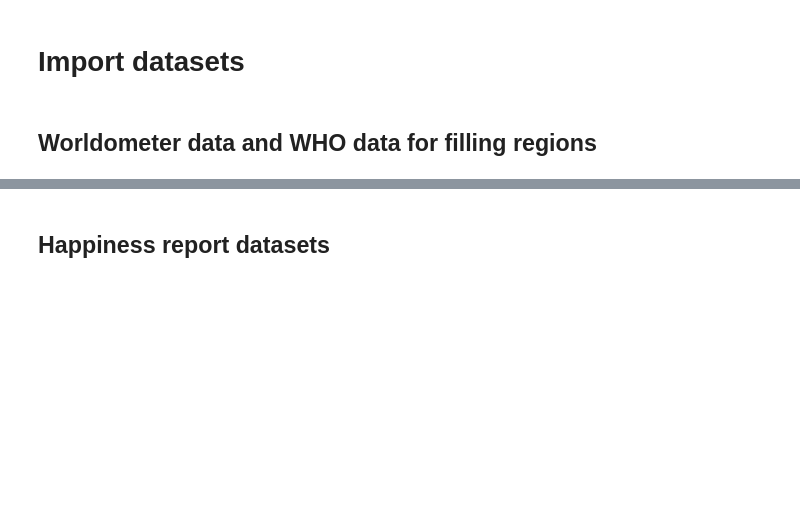
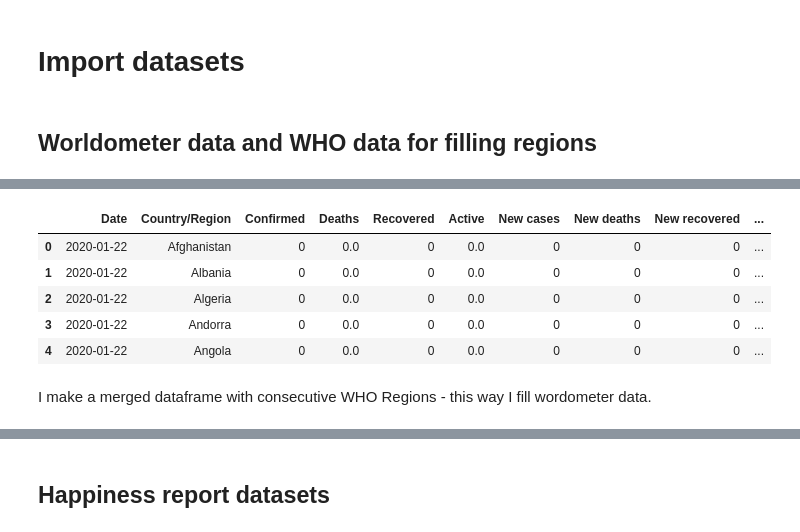
Before and after one commit to amrukwa/covid-happiness_score, a Jupyter notebook: Plots.ipynb, the cells around one changed output, grey strips where cells are left out. Saved outputs shown, nothing was run; the diff lists cells and outputs as text; code cells hidden in the pictures; blank space fills up the shorter version.

```diff
--- a/Plots.ipynb
+++ b/Plots.ipynb
@@ -15,0 +46,13 @@ worldometer.loc[len(worldometer)] = china
+# %%
+file = open('datasets/full_grouped.csv')
+full_grouped = pd.read_csv('datasets/full_grouped.csv')
+file.close()
+full_grouped.fillna(0, inplace=True)
+full_grouped.head()
+# %% [output]
+|  | Date | Country/Region | Confirmed | Deaths | Recovered | Active | New cases | New deaths | New recovered | ... |
+| 0 | 2020-01-22 | Afghanistan | 0 | 0.0 | 0 | 0.0 | 0 | 0 | 0 | ... |
+| 1 | 2020-01-22 | Albania | 0 | 0.0 | 0 | 0.0 | 0 | 0 | 0 | ... |
+| 2 | 2020-01-22 | Algeria | 0 | 0.0 | 0 | 0.0 | 0 | 0 | 0 | ... |
+| 3 | 2020-01-22 | Andorra | 0 | 0.0 | 0 | 0.0 | 0 | 0 | 0 | ... |
+| 4 | 2020-01-22 | Angola | 0 | 0.0 | 0 | 0.0 | 0 | 0 | 0 | ... |
@@ -15,0 +61,2 @@ worldometer.loc[len(worldometer)] = china
+# %% [markdown]
+I make a merged dataframe with consecutive WHO Regions - this way I fill wordometer data.
```
Also changed, not shown: parts of 30 cells of this notebook.
